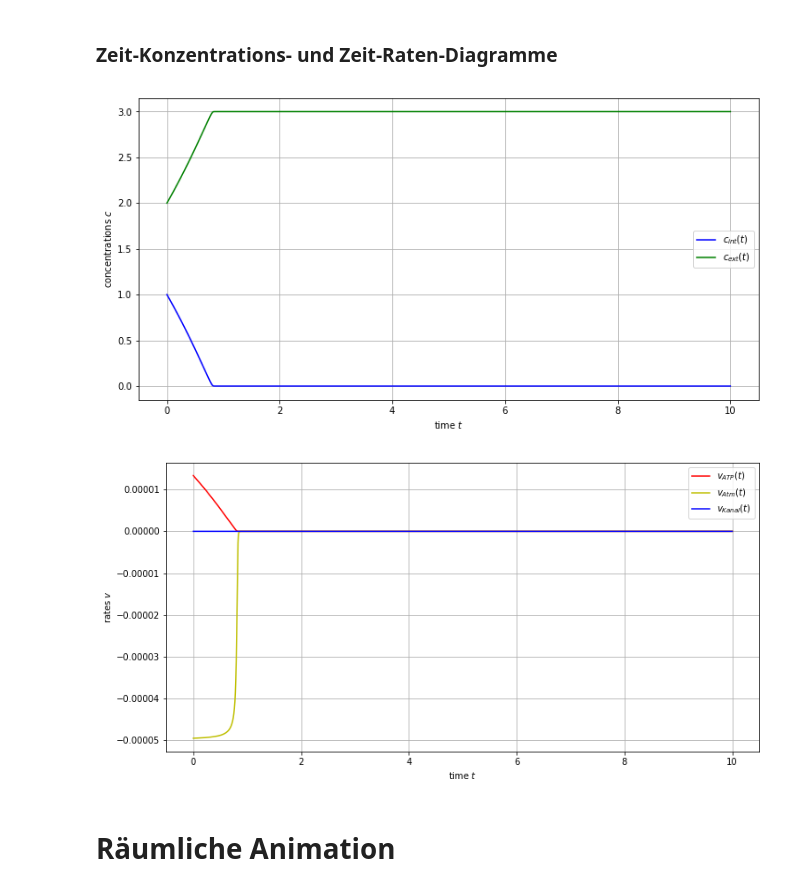
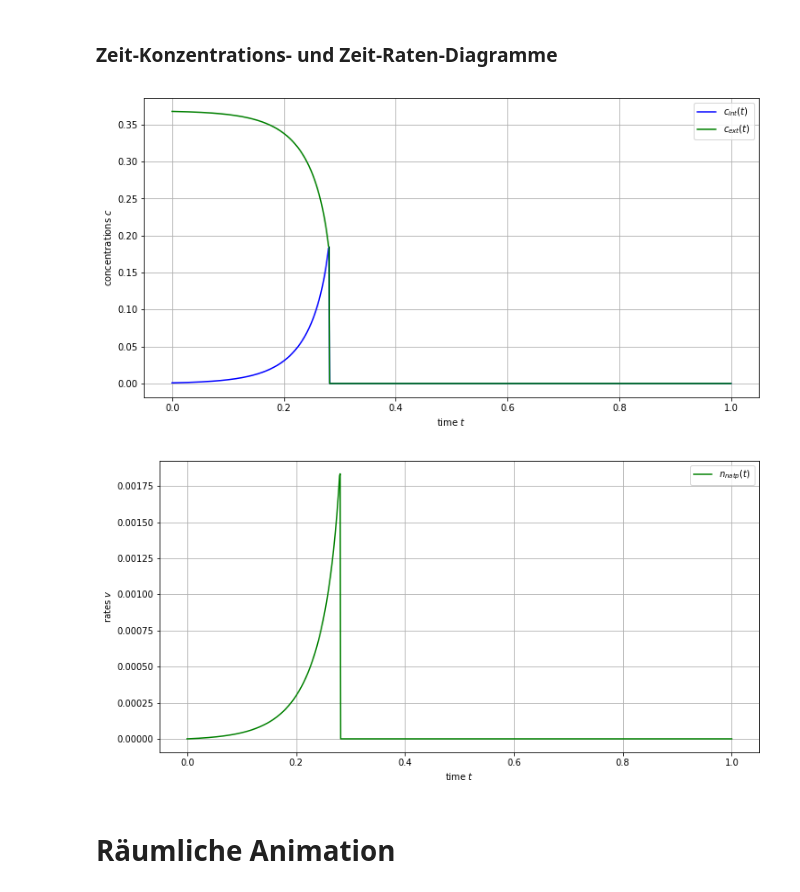
Before and after one commit to felixko/Membranpoti, a Jupyter notebook: modell/discrete_concentrations/notebook_lastfelix.ipynb, the cells around one changed output. Saved outputs shown, nothing was run; the diff lists cells and outputs as text; code cells hidden in the pictures.

```diff
--- a/modell/discrete_concentrations/notebook_lastfelix.ipynb
+++ b/modell/discrete_concentrations/notebook_lastfelix.ipynb
@@ -196,14 +198,15 @@ time = 10
 # %%
 # Innen- und Außenvolumen
-V = [1.0,1.0] #Initialisiere V mit beliebigen Anfangswerten (zum testen verwendet)
-#r_cell = 3 * 10**(-3)
+V = [0.01,0.01] #Initialisiere V mit beliebigen Anfangswerten (zum testen verwendet)
+r_cell = 3 * 10**(-3)
 #V[0] = (4/3) * np.pi * (r_cell**3) #Berechne Volumen der Zelle näherungsweise als Kugel mit Radius r_cell
 #V[1] = 1 #Außenvolumen, das sehr viel größer als das Zellvolumen ist
 # %%
 # Anfangskonzentrationen
 #pH_0 = [7, 0] #Setze pH innen auf 7, außen auf 0.
 #c_0 = [np.e**(-pH_0[0]), np.e**(-pH_0[1])] #Rechne pH in H+-Konzentration um.
-
+c0_in = np.e**(-7)
+c0_out = np.e**(-1)
 # Testing
 # Array c hat viel mehr als nur die Konzentration
 # c[0] = c innen
@@ -211,7 +214,7 @@ V = [1.0,1.0] #Initialisiere V mit beliebigen Anfangswerten (zum testen verwende
 # c[2] = v atp-synthase
 # c[3] = v atmungskette
 # c[4] = v kanal
-c_0 = [1,2,0.01,0.01,0.01]
+c_0 = [c0_in,c0_out,0,0.01,0.01]
 # %% [markdown]
 ## Funktionen
 # %% [markdown]
@@ -220,8 +223,23 @@ c_0 = [1,2,0.01,0.01,0.01]
 Fluss über die ATP-Synthase, wie beschrieben von Nath et al.
 # %%
 def v_ATP(c, vmax=2, k1=2, k2=2, N=1):
-    v = vmax * c[0] / (c[0] + k1 * (1 + c[1] / k1))
-    return v
+    if c[0] < c[1]:
+        cint = c[0]
+        cext = c[1]
+        direction = 1.0
+    else:
+        cint = c[1]
+        cext = c[0]
+        direction = -1.0
+
+    kskrE0 = 57
+    k1k2 = 900
+    k1kre0kt = 10**(-5.18)
+    v = kskrE0*(cint/cext)/((cint/cext) + k1k2 + k1kre0kt/cext)
+    return v * direction
+
+    #v = vmax * c[0] / (c[0] + k1 * (1 + c[1] / k1))
+    #return v
 # %% [markdown]
 ### Protonenfluss über den Kanal
 # %%
@@ -233,9 +251,9 @@ def v_Kanal(c):
 # %%
 def v_Atm(c, N=1):
     #v = 0.5
-    v = -1.5 * c[0] / (10**(-2) + c[0])
+    v = -50 * c[0] / (10**(-2) + c[0])
     #Einfach MM-Kinetik um schnell ansteigendes und dann schnell konstant bleibendes Verhalten zu bekommen
-    return N * v
+    return 0#v
 # %% [markdown]
 ### Zusammenführung zum Gesamtfluss und Verrechnung zur Konzentration
 # %%
@@ -265,30 +292,31 @@ import matplotlib.pyplot as plt
 # %%
 tc, tc_ax = plt.subplots(figsize=(12, 6))
 plt.plot(t, solution[:, 0], 'b', label='$c_{int}(t)$')
 plt.plot(t, solution[:, 1], 'g', label='$c_{ext}(t)$')
 plt.legend(loc='best')
 plt.xlabel('time $t$')
 plt.ylabel('concentrations $c$')
 plt.grid()
 plt.show()
 #tc.savefig('./figures/time-conc-diagram.png')
 #v = [np.gradient(solution[2]),np.gradient(solution[3]),np.gradient(solution[4])]
 tcdot, tcdot_ax = plt.subplots(figsize=(12, 6))
 v_atp = np.gradient(solution[:,2])
-plt.plot(t, v_atp[:], 'r', label='$v_{ATP}(t)$')
-#plt.plot(t, solution[:, 2], 'g', label='$n_{natp}(t)$')
+#plt.plot(t, solution[:], 'r', label='$v_{ATP}(t)$')
+plt.plot(t, solution[:, 2], 'g', label='$n_{natp}(t)$')
 v_atm = np.gradient(solution[:,3])
-plt.plot(t, v_atm[:], 'y', label='$v_{Atm}(t)$')
+#plt.plot(t, v_atm[:], 'y', label='$v_{Atm}(t)$')
+#plt.plot(t, solution[:, 3], 'r', label='$n_{atm}(t)$')
 v_kanal = np.gradient(solution[:,4])
-plt.plot(t, v_kanal[:], 'b', label='$v_{Kanal}(t)$')
+#plt.plot(t, v_kanal[:], 'b', label='$v_{Kanal}(t)$')
 plt.legend(loc='best')
 plt.xlabel('time $t$')
 plt.ylabel('rates $v$')
 plt.grid()
 plt.show()
 # %% [output]
-[figure, old version]
+[figure, new version]
-[figure, old version]
+[figure, new version]
 # %% [markdown]
 # Räumliche Animation
 # %%
```
Also changed, not shown: parts of 3 cells of this notebook.
